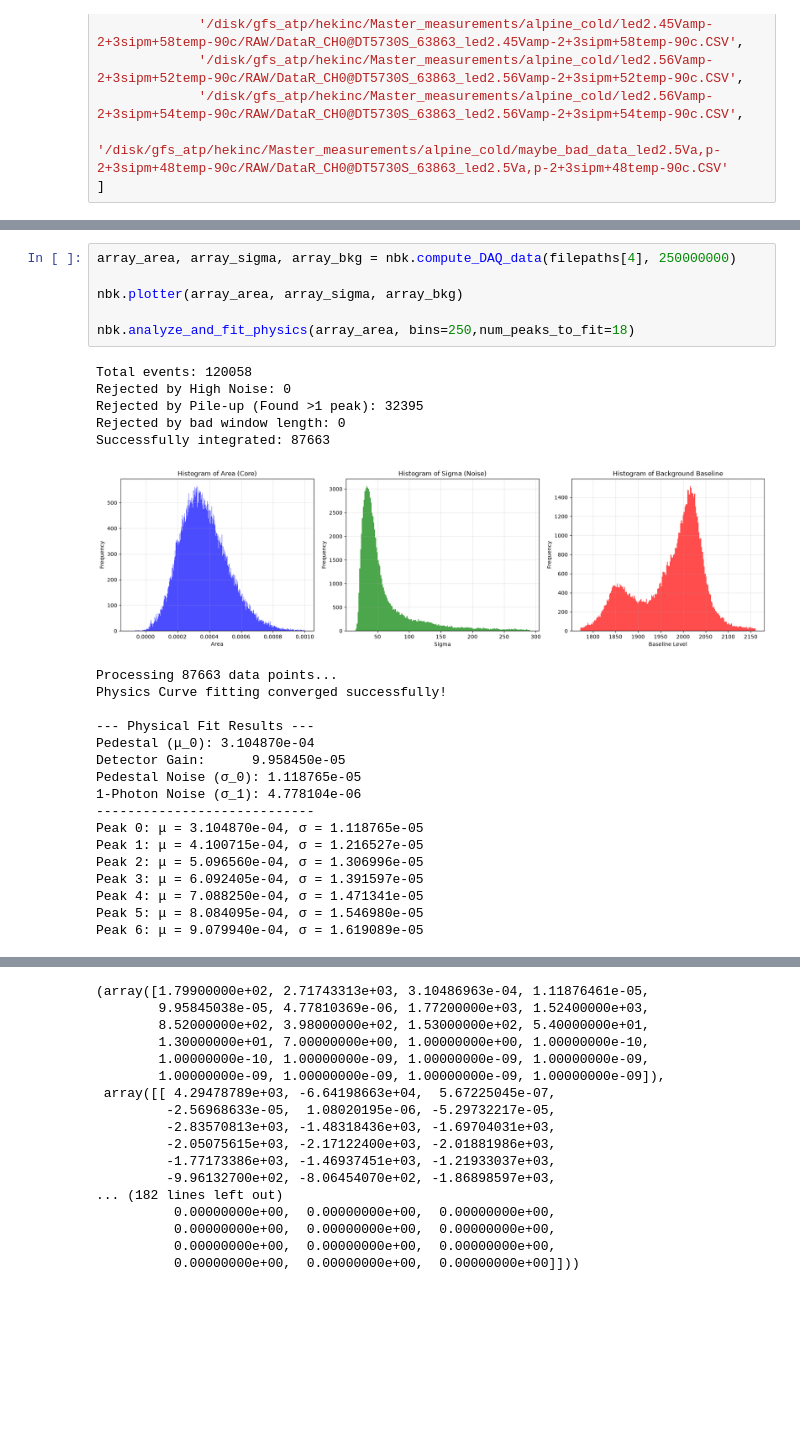
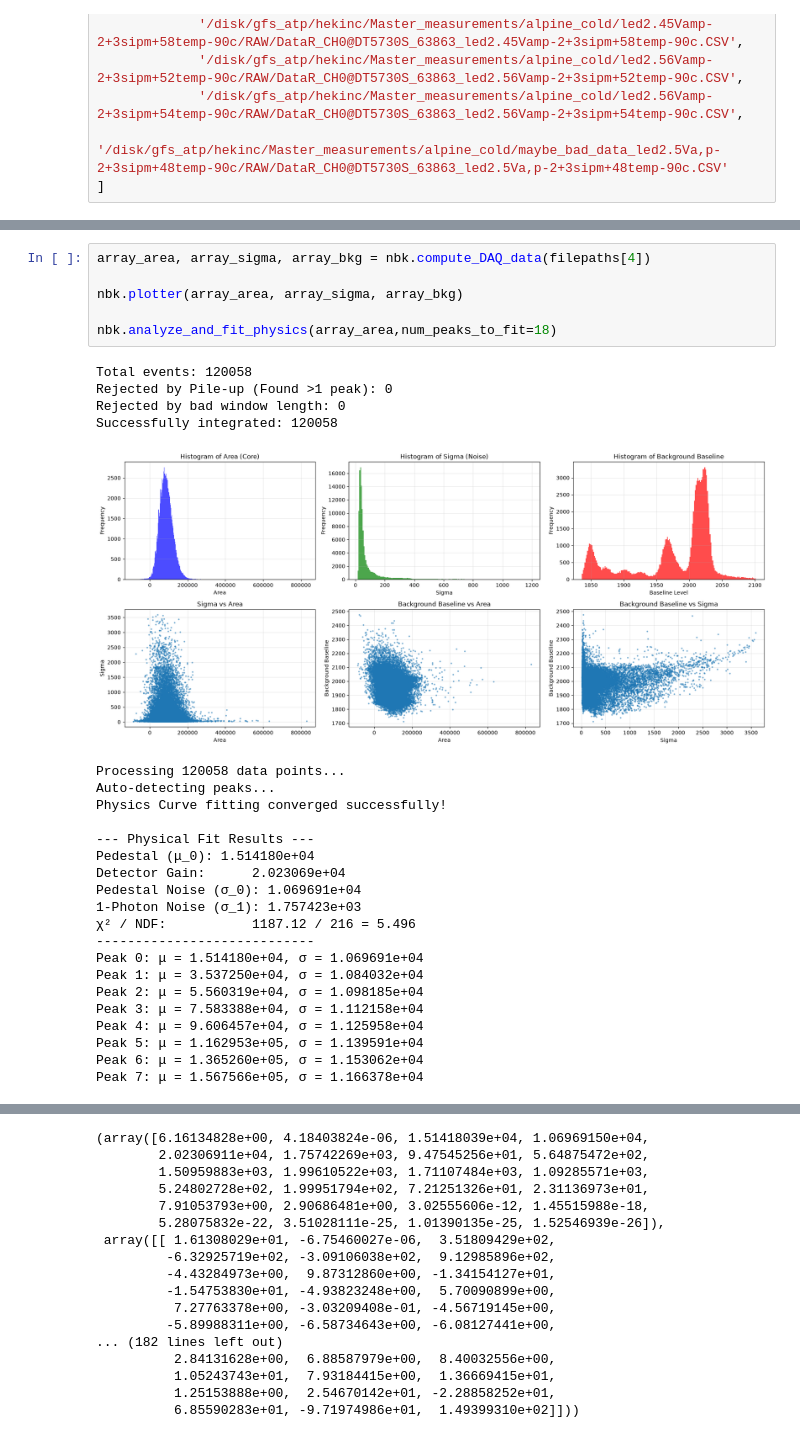
Before and after one commit to HakanEkinc/Masters, a Jupyter notebook: Master/Python/alpine_cold_first_run.ipynb, the cells around one changed output, grey strips where cells are left out. Drawn from its saved outputs; the diff is of its cells as text; blank space fills up the shorter version.

```diff
--- a/Master/Python/alpine_cold_first_run.ipynb
+++ b/Master/Python/alpine_cold_first_run.ipynb
@@ -172,29 +206,31 @@ Peak 11: μ = 8.917055e-04, σ = 6.221582e-05
 # %%
-array_area, array_sigma, array_bkg = nbk.compute_DAQ_data(filepaths[4], 250000000)
+array_area, array_sigma, array_bkg = nbk.compute_DAQ_data(filepaths[4])
 
 nbk.plotter(array_area, array_sigma, array_bkg)
 
-nbk.analyze_and_fit_physics(array_area, bins=250,num_peaks_to_fit=18)
+nbk.analyze_and_fit_physics(array_area,num_peaks_to_fit=18)
 # %% [output]
 Total events: 120058
-Rejected by High Noise: 0
-Rejected by Pile-up (Found >1 peak): 32395
+Rejected by Pile-up (Found >1 peak): 0
 Rejected by bad window length: 0
-Successfully integrated: 87663
+Successfully integrated: 120058
-[figure, old version]
+[figure, new version]
-Processing 87663 data points...
+Processing 120058 data points...
+Auto-detecting peaks...
 Physics Curve fitting converged successfully!
 
 --- Physical Fit Results ---
-Pedestal (μ_0): 3.104870e-04
-Detector Gain:      9.958450e-05
-Pedestal Noise (σ_0): 1.118765e-05
-1-Photon Noise (σ_1): 4.778104e-06
+Pedestal (μ_0): 1.514180e+04
+Detector Gain:      2.023069e+04
+Pedestal Noise (σ_0): 1.069691e+04
+1-Photon Noise (σ_1): 1.757423e+03
+χ² / NDF:           1187.12 / 216 = 5.496
 ----------------------------
-Peak 0: μ = 3.104870e-04, σ = 1.118765e-05
-Peak 1: μ = 4.100715e-04, σ = 1.216527e-05
-Peak 2: μ = 5.096560e-04, σ = 1.306996e-05
-Peak 3: μ = 6.092405e-04, σ = 1.391597e-05
-Peak 4: μ = 7.088250e-04, σ = 1.471341e-05
-Peak 5: μ = 8.084095e-04, σ = 1.546980e-05
-Peak 6: μ = 9.079940e-04, σ = 1.619089e-05
+Peak 0: μ = 1.514180e+04, σ = 1.069691e+04
+Peak 1: μ = 3.537250e+04, σ = 1.084032e+04
+Peak 2: μ = 5.560319e+04, σ = 1.098185e+04
+Peak 3: μ = 7.583388e+04, σ = 1.112158e+04
+Peak 4: μ = 9.606457e+04, σ = 1.125958e+04
+Peak 5: μ = 1.162953e+05, σ = 1.139591e+04
+Peak 6: μ = 1.365260e+05, σ = 1.153062e+04
+Peak 7: μ = 1.567566e+05, σ = 1.166378e+04
@@ -202,18 +238,18 @@ Peak 6: μ = 9.079940e-04, σ = 1.619089e-05
-(array([1.79900000e+02, 2.71743313e+03, 3.10486963e-04, 1.11876461e-05,
-        9.95845038e-05, 4.77810369e-06, 1.77200000e+03, 1.52400000e+03,
-        8.52000000e+02, 3.98000000e+02, 1.53000000e+02, 5.40000000e+01,
-        1.30000000e+01, 7.00000000e+00, 1.00000000e+00, 1.00000000e-10,
-        1.00000000e-10, 1.00000000e-09, 1.00000000e-09, 1.00000000e-09,
-        1.00000000e-09, 1.00000000e-09, 1.00000000e-09, 1.00000000e-09]),
- array([[ 4.29478789e+03, -6.64198663e+04,  5.67225045e-07,
-         -2.56968633e-05,  1.08020195e-06, -5.29732217e-05,
-         -2.83570813e+03, -1.48318436e+03, -1.69704031e+03,
-         -2.05075615e+03, -2.17122400e+03, -2.01881986e+03,
-         -1.77173386e+03, -1.46937451e+03, -1.21933037e+03,
-         -9.96132700e+02, -8.06454070e+02, -1.86898597e+03,
+(array([6.16134828e+00, 4.18403824e-06, 1.51418039e+04, 1.06969150e+04,
+        2.02306911e+04, 1.75742269e+03, 9.47545256e+01, 5.64875472e+02,
+        1.50959883e+03, 1.99610522e+03, 1.71107484e+03, 1.09285571e+03,
+        5.24802728e+02, 1.99951794e+02, 7.21251326e+01, 2.31136973e+01,
+        7.91053793e+00, 2.90686481e+00, 3.02555606e-12, 1.45515988e-18,
+        5.28075832e-22, 3.51028111e-25, 1.01390135e-25, 1.52546939e-26]),
+ array([[ 1.61308029e+01, -6.75460027e-06,  3.51809429e+02,
+         -6.32925719e+02, -3.09106038e+02,  9.12985896e+02,
+         -4.43284973e+00,  9.87312860e+00, -1.34154127e+01,
+         -1.54753830e+01, -4.93823248e+00,  5.70090899e+00,
+          7.27763378e+00, -3.03209408e-01, -4.56719145e+00,
+         -5.89988311e+00, -6.58734643e+00, -6.08127441e+00,
 ... (182 lines left out)
-          0.00000000e+00,  0.00000000e+00,  0.00000000e+00,
-          0.00000000e+00,  0.00000000e+00,  0.00000000e+00,
-          0.00000000e+00,  0.00000000e+00,  0.00000000e+00,
-          0.00000000e+00,  0.00000000e+00,  0.00000000e+00]]))
+          2.84131628e+00,  6.88587979e+00,  8.40032556e+00,
+          1.05243743e+01,  7.93184415e+00,  1.36669415e+01,
+          1.25153888e+00,  2.54670142e+01, -2.28858252e+01,
+          6.85590283e+01, -9.71974986e+01,  1.49399310e+02]]))
 # %%
```
Also changed, not shown: parts of 8 cells of this notebook, 9 other files.
